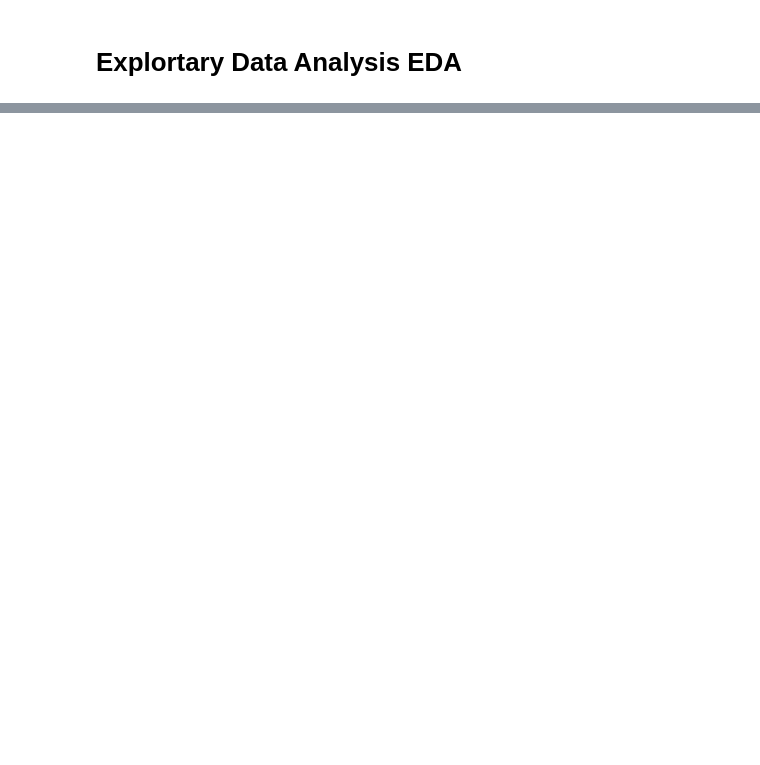
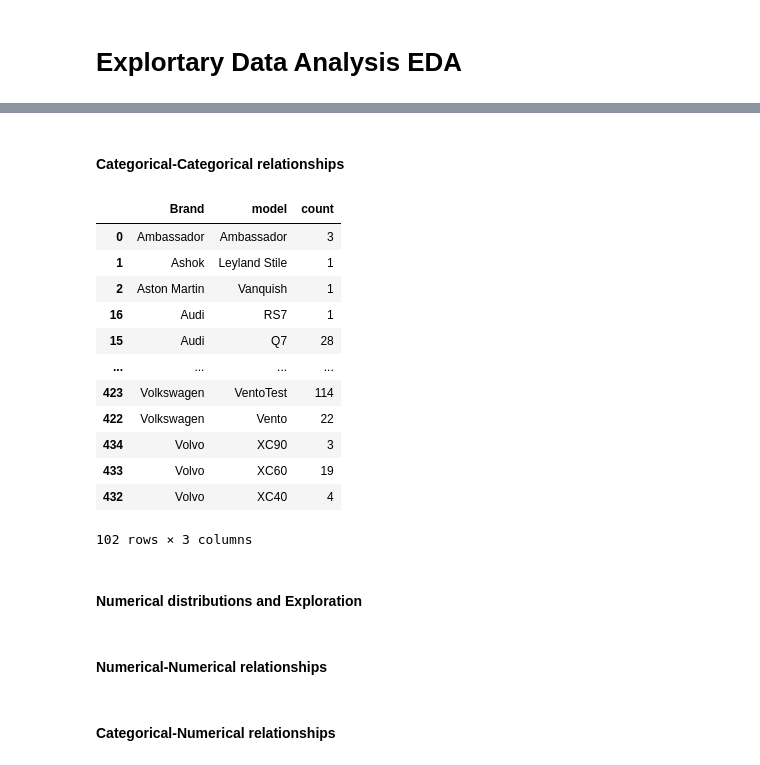
Before and after one commit to abdo1rahman/DEPI_grad_project, a Jupyter notebook: mini_project/used_cars/notebooks/EDA.ipynb, the cells around one changed output, grey strips where cells are left out. Drawn from its saved outputs; the diff is of its cells as text; code cells hidden in the pictures; blank space fills up the shorter version.

```diff
--- a/mini_project/used_cars/notebooks/EDA.ipynb
+++ b/mini_project/used_cars/notebooks/EDA.ipynb
@@ -265,0 +525,20 @@ plt.show()
+# %% [markdown]
+#### Categorical-Categorical relationships
+# %%
+counts = used_cars_df.groupby(['Brand','model']).size().reset_index(name='count')
+counts = counts.sort_values(by=['Brand', 'model'], ascending=[True, False])
+counts.groupby('Brand').head(3)
+# %% [output]
+|  | Brand | model | count |
+| 0 | Ambassador | Ambassador | 3 |
+| 1 | Ashok | Leyland Stile | 1 |
+| 2 | Aston Martin | Vanquish | 1 |
+| 16 | Audi | RS7 | 1 |
+| 15 | Audi | Q7 | 28 |
+| ... | ... | ... | ... |
+| 423 | Volkswagen | VentoTest | 114 |
+| 422 | Volkswagen | Vento | 22 |
+| 434 | Volvo | XC90 | 3 |
+| 433 | Volvo | XC60 | 19 |
+| 432 | Volvo | XC40 | 4 |
+102 rows × 3 columns
@@ -265,0 +547,6 @@ plt.show()
+# %% [markdown]
+#### Numerical distributions and Exploration
+# %% [markdown]
+#### Numerical-Numerical relationships
+# %% [markdown]
+#### Categorical-Numerical relationships
```
Also changed, not shown: parts of 20 cells of this notebook.
